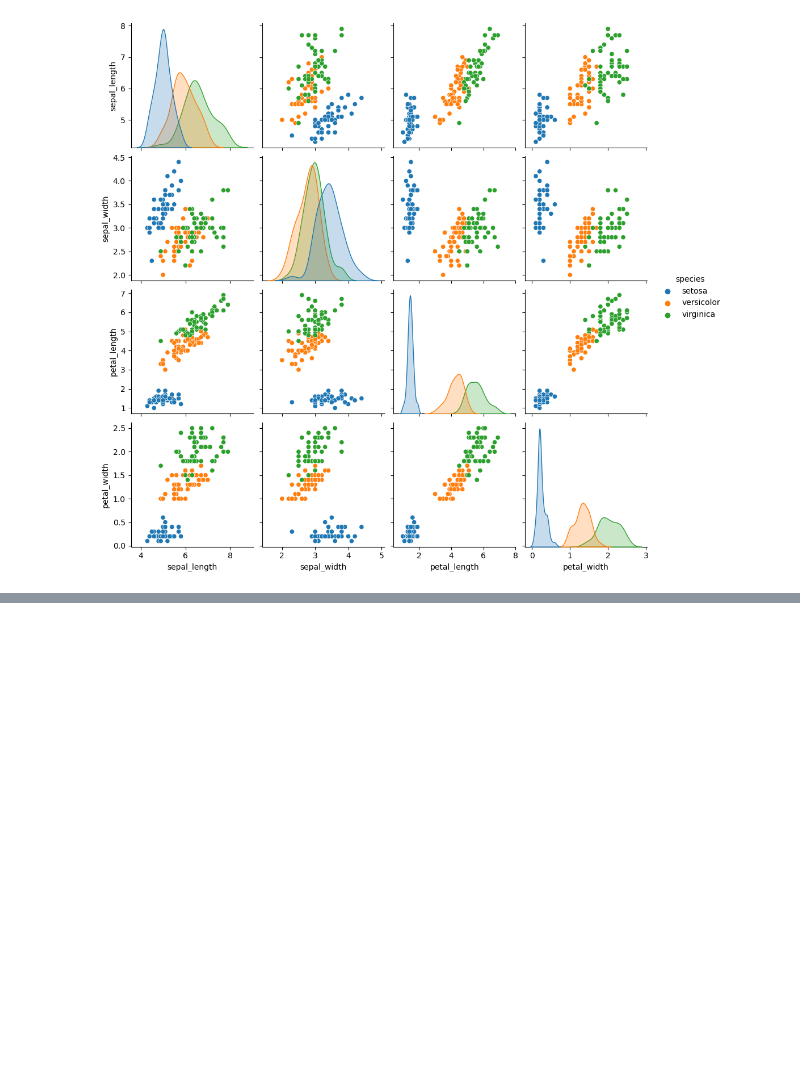
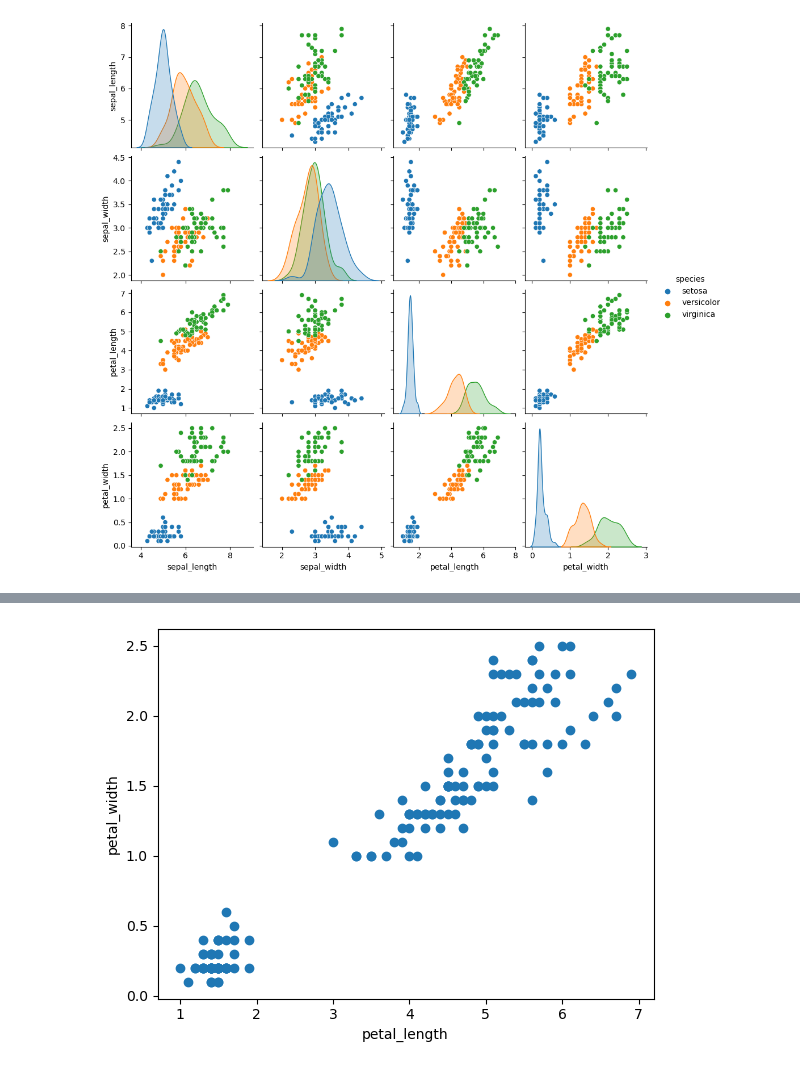
Before and after one commit to kuru-bushi/MyTool, a Jupyter notebook: dimension/pca_demo.ipynb, the cells around one changed output, grey strips where cells are left out. Drawn from its saved outputs; the diff is of its cells as text; code cells hidden in the pictures; blank space fills up the shorter version.

```diff
--- a/dimension/pca_demo.ipynb
+++ b/dimension/pca_demo.ipynb
@@ -25,0 +24,11 @@ plt.show()
+# %%
+plt.scatter(
+    x = iris.petal_length,
+    y = iris.petal_width,
+    label = " test plot"
+)
+plt.xlabel("petal_length")
+plt.ylabel("petal_width")
+plt.show()
+# %% [output]
+[figure, added]
```
Also changed, not shown: parts of 27 cells of this notebook, 5 other files.
